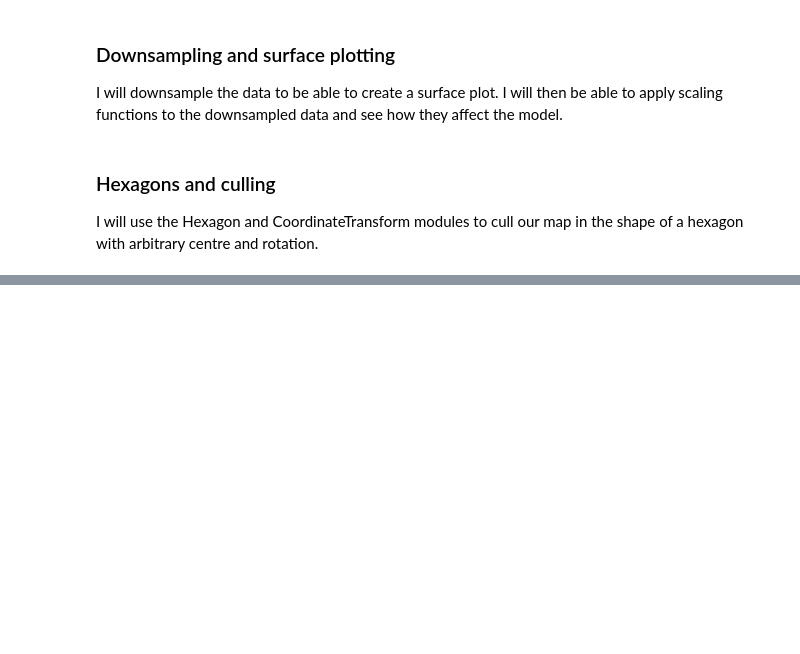
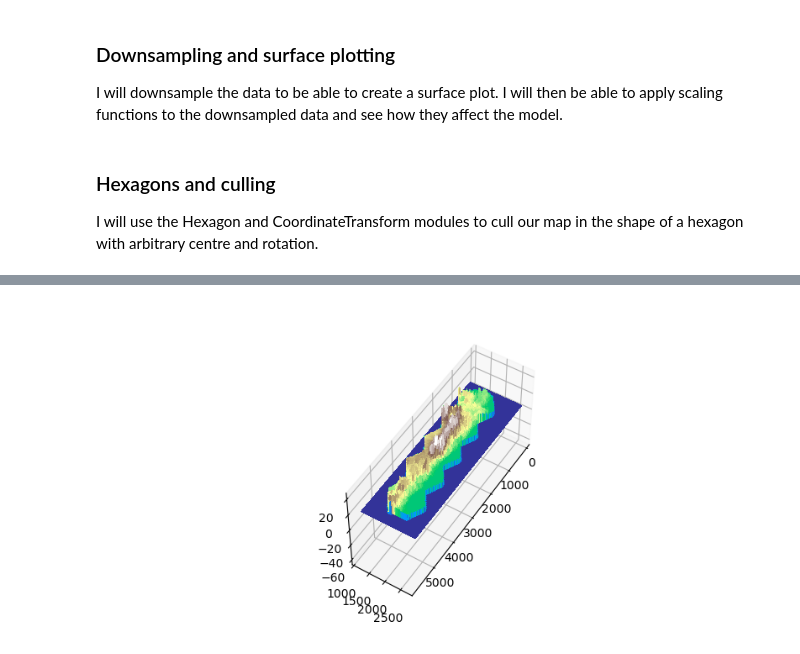
Before and after one commit to DAndrewA/TopographicalHexagons, a Jupyter notebook: main.ipynb, the cells around one changed output, grey strips where cells are left out. Drawn from its saved outputs; the diff is of its cells as text; code cells hidden in the pictures; blank space fills up the shorter version.

```diff
--- a/main.ipynb
+++ b/main.ipynb
@@ -215,11 +263,26 @@ ValueError: cannot reshape array of size 4 into shape (2,1)
 # %%
 scaleD = newD.copy()
-w = lambda x: np.sign(x)*np.log(np.abs(x)+1)
+'''
+w = lambda x: x#np.sign(x)*np.log(np.abs(x)+1)
+scaleD = w(scaleD)
+'''
 
-scaleD = w(scaleD)
+reductionFactor = 0.01
+scaleD[scaleD > cullValue] *= reductionFactor
+scaleD[scaleD == cullValue] = -6
+scaleD[scaleD == seaVal] = -1
+
+
+scaleD = scaleD[1070:2740,240:5680]
+scaleX = X[1070:2740,240:5680]
+scaleY = Y[1070:2740,240:5680]
 # %%
 %matplotlib widget
 
 fig = plt.figure(figsize = (8,4))
 ax = fig.add_subplot(111, projection='3d')
-ax.plot_surface(X,Y,scaleD,rcount=40,ccount=80,cmap='terrain')
+ax.plot_surface(scaleX,scaleY,scaleD,rcount=100,ccount=100,cmap='terrain',antialiased=False)
+ax.view_init(50,32)
+ax.set_box_aspect((np.ptp(scaleX), np.ptp(scaleY),np.ptp(newD)))
+# %% [output]
+[figure, added]
```
Also changed, not shown: parts of 8 cells of this notebook, 2 other files.
